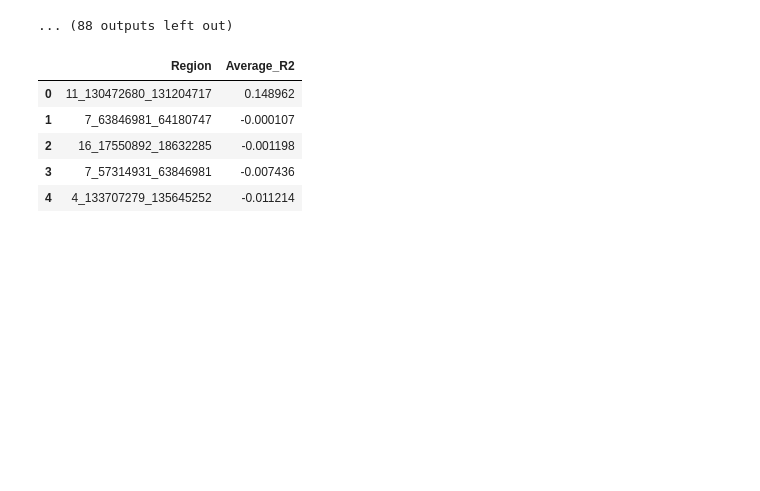
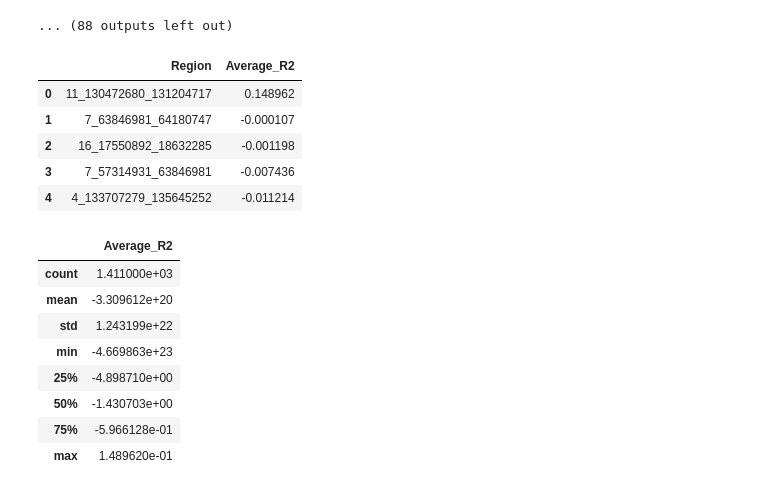
Before and after one commit to ChenRuilonggo/TRTWS, a Jupyter notebook: test.ipynb, the cells around one changed output. Saved outputs shown, nothing was run; the diff lists cells and outputs as text; code cells hidden in the pictures; blank space fills up the shorter version.

```diff
--- a/test.ipynb
+++ b/test.ipynb
@@ -195,3 +113,15 @@ df_top5
 df = pd.DataFrame(results, columns=["Region", "Average_R2"])
 # %%
 df.to_csv('5fold_cv.csv')
+# %%
+df.describe()
+# %% [output]
+|  | Average_R2 |
+| count | 1.411000e+03 |
+| mean | -3.309612e+20 |
+| std | 1.243199e+22 |
+| min | -4.669863e+23 |
+| 25% | -4.898710e+00 |
+| 50% | -1.430703e+00 |
+| 75% | -5.966128e-01 |
+| max | 1.489620e-01 |
```
Also changed, not shown: parts of 2 cells of this notebook, 4 other files.
